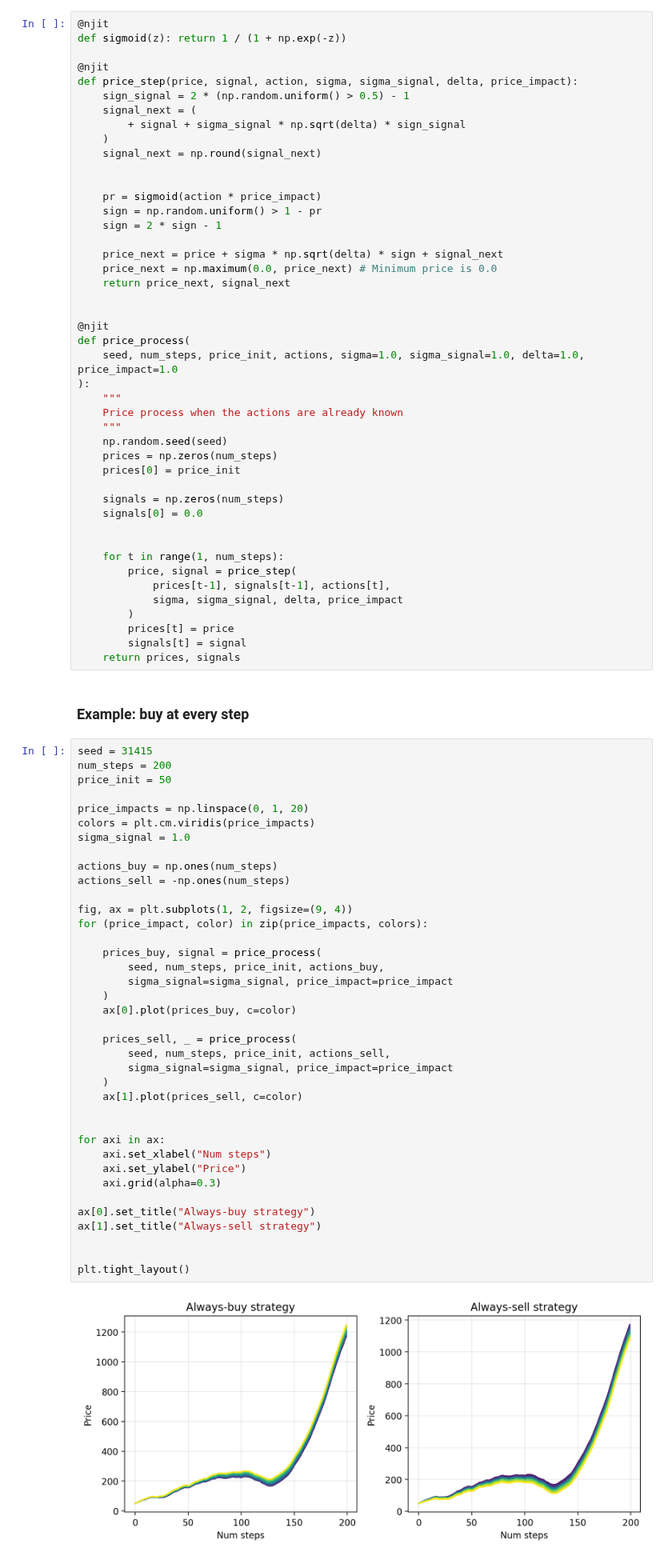
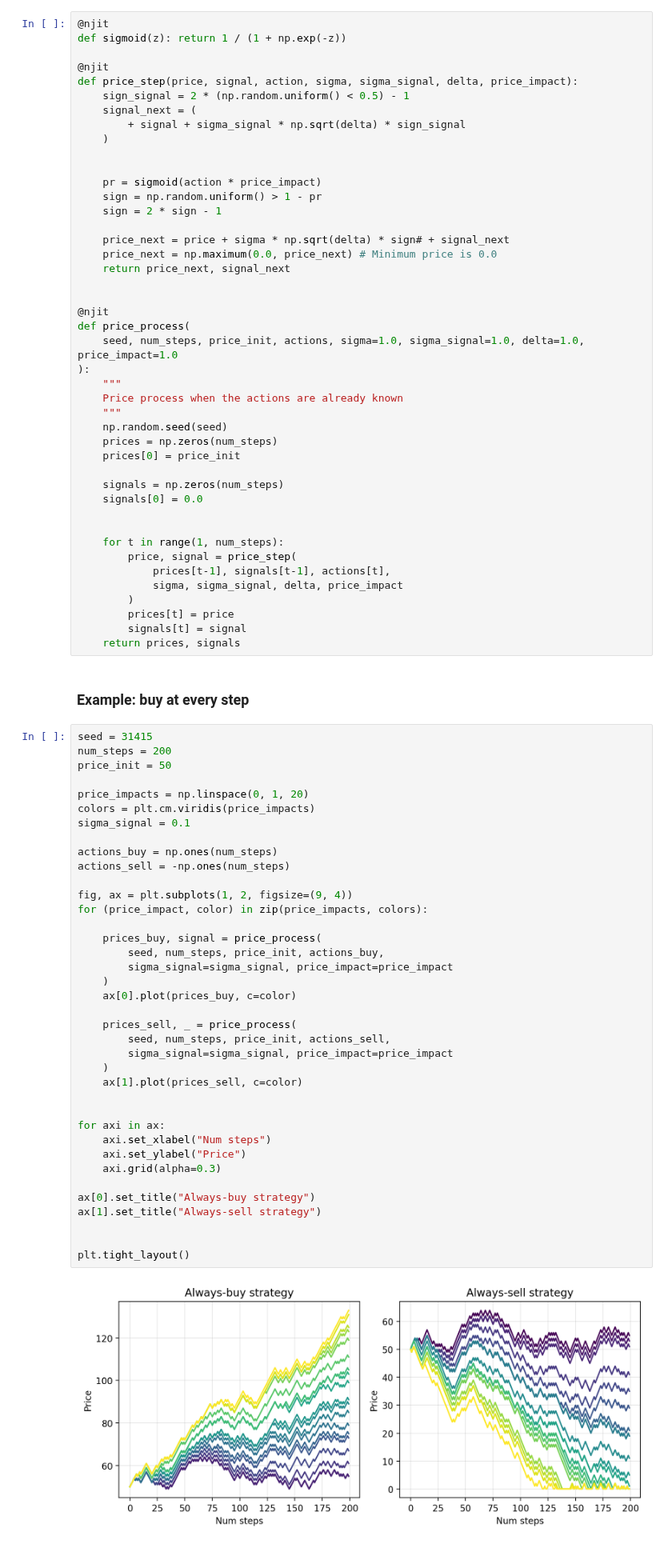
Before and after one commit to sapienzaio/online-ml-finance, a Jupyter notebook: price-impact-signal.ipynb, the cells around one changed output. Shown at 80% size. Drawn from its saved outputs; the diff is of its cells as text.

Commit message:
feat: price-impact-signal

```diff
--- a/price-impact-signal.ipynb
+++ b/price-impact-signal.ipynb
@@ -16,18 +16,17 @@ def sigmoid(z): return 1 / (1 + np.exp(-z))
 
 @njit
 def price_step(price, signal, action, sigma, sigma_signal, delta, price_impact):
-    sign_signal = 2 * (np.random.uniform() > 0.5) - 1
+    sign_signal = 2 * (np.random.uniform() < 0.5) - 1
     signal_next = (
         + signal + sigma_signal * np.sqrt(delta) * sign_signal
     )
-    signal_next = np.round(signal_next)
 
 
     pr = sigmoid(action * price_impact)
     sign = np.random.uniform() > 1 - pr
     sign = 2 * sign - 1
 
-    price_next = price + sigma * np.sqrt(delta) * sign + signal_next
+    price_next = price + sigma * np.sqrt(delta) * sign# + signal_next
     price_next = np.maximum(0.0, price_next) # Minimum price is 0.0
     return price_next, signal_next
 
@@ -64,39 +63,39 @@ price_init = 50
 
 price_impacts = np.linspace(0, 1, 20)
 colors = plt.cm.viridis(price_impacts)
-sigma_signal = 1.0
+sigma_signal = 0.1
 
 actions_buy = np.ones(num_steps)
 actions_sell = -np.ones(num_steps)
 
 fig, ax = plt.subplots(1, 2, figsize=(9, 4))
 for (price_impact, color) in zip(price_impacts, colors):
 
     prices_buy, signal = price_process(
         seed, num_steps, price_init, actions_buy,
         sigma_signal=sigma_signal, price_impact=price_impact
     )
     ax[0].plot(prices_buy, c=color)
 
     prices_sell, _ = price_process(
         seed, num_steps, price_init, actions_sell,
         sigma_signal=sigma_signal, price_impact=price_impact
     )
     ax[1].plot(prices_sell, c=color)
 
 
 for axi in ax:
     axi.set_xlabel("Num steps")
     axi.set_ylabel("Price")
     axi.grid(alpha=0.3)
 
 ax[0].set_title("Always-buy strategy")
 ax[1].set_title("Always-sell strategy")
 
 
 plt.tight_layout()
 # %% [output]
-[figure, old version]
+[figure, new version]
 # %% [markdown]
 ## Value iteration
 # %% [markdown]
```
